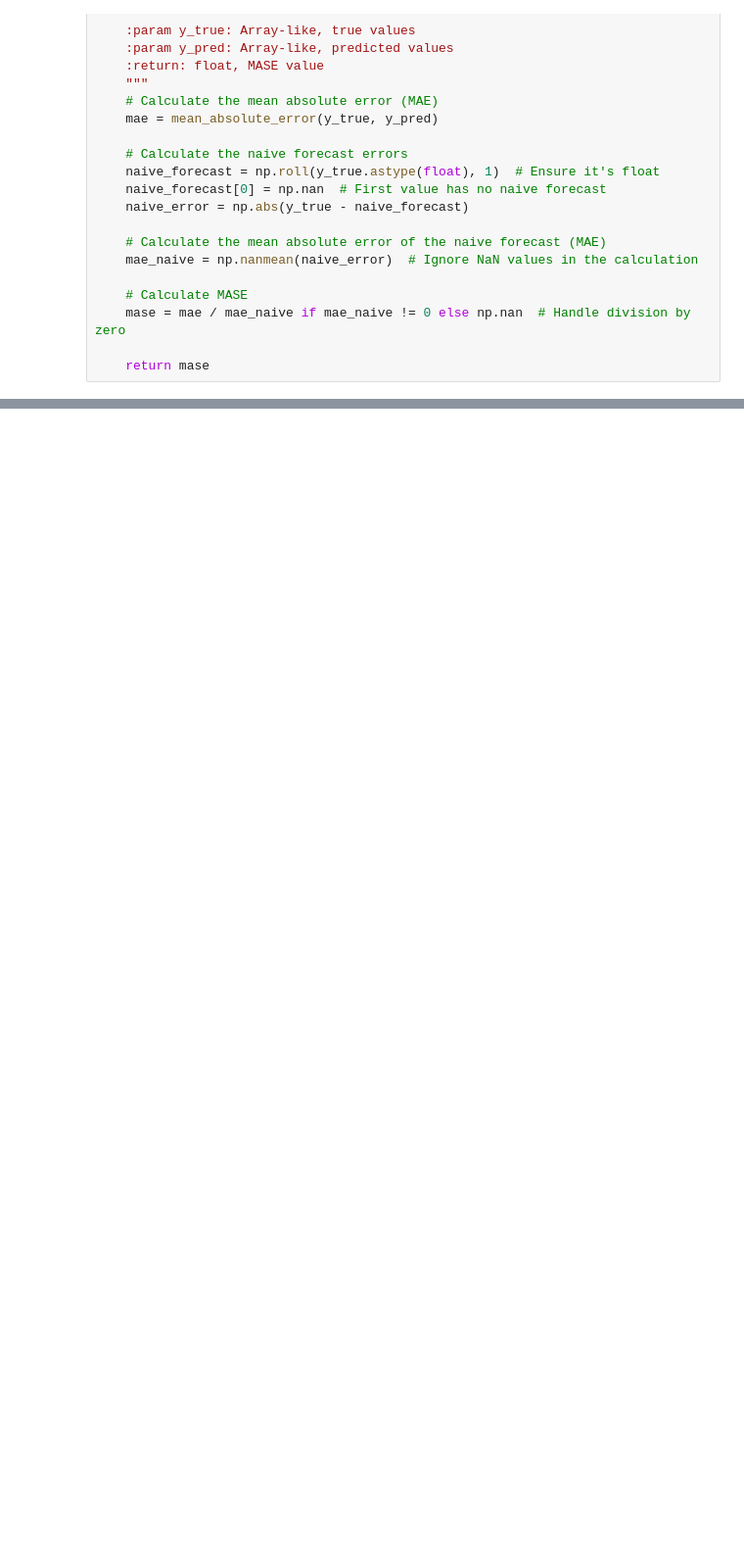
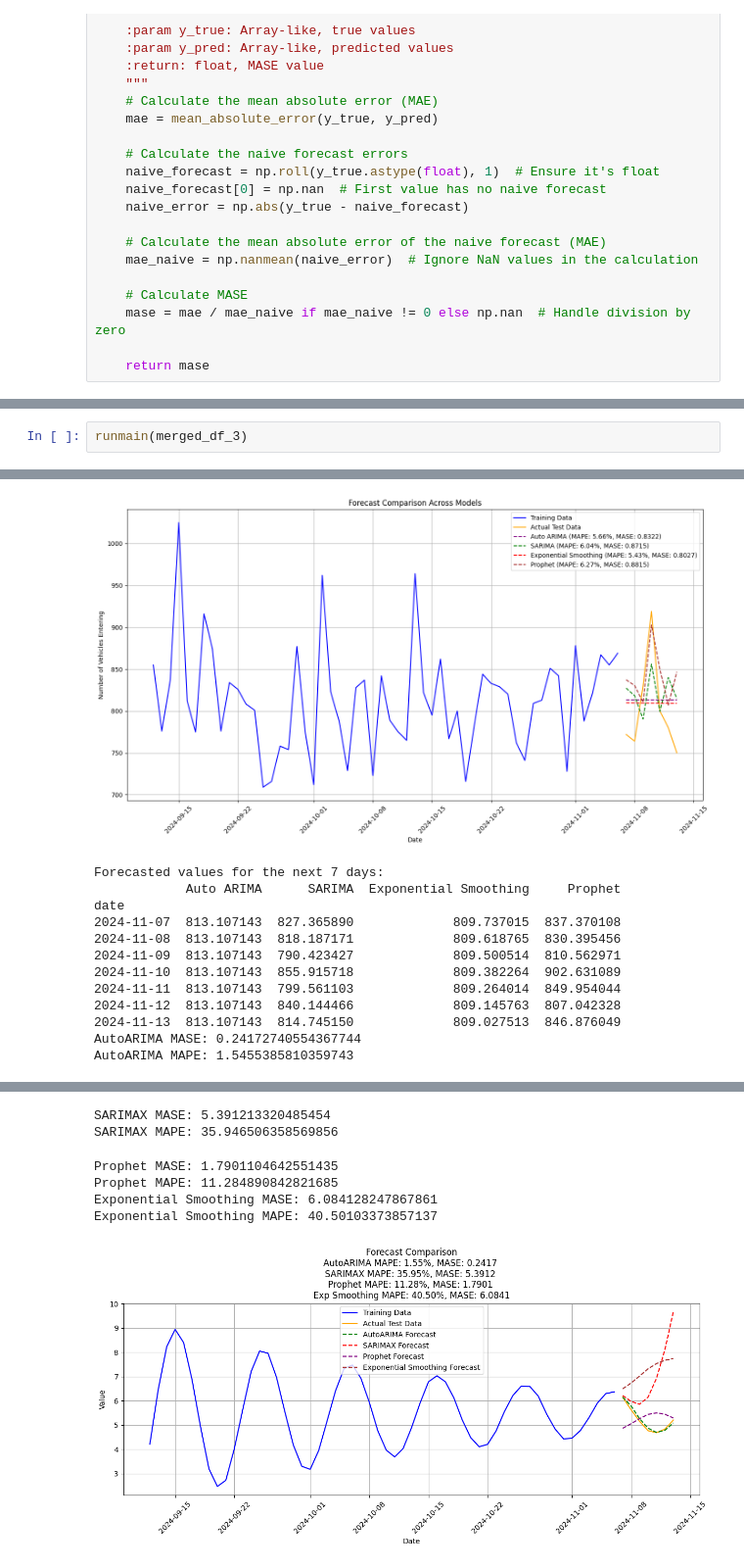
Before and after one commit to aditisingh1053/DAI_assignment, a Jupyter notebook: assignment-4/1_aditi.ipynb, the cells around one changed output, grey strips where cells are left out. Shown at 98% size. Saved outputs shown, nothing was run; the diff lists cells and outputs as text; blank space fills up the shorter version.

```diff
--- a/assignment-4/1_aditi.ipynb
+++ b/assignment-4/1_aditi.ipynb
@@ -545,0 +523,3 @@ plt.show()
+# %%
+runmain(merged_df_3)
+# %% [output]
@@ -545,0 +528,13 @@ plt.show()
+[figure, added]
+Forecasted values for the next 7 days:
+            Auto ARIMA      SARIMA  Exponential Smoothing     Prophet
+date
+2024-11-07  813.107143  827.365890             809.737015  837.370108
+2024-11-08  813.107143  818.187171             809.618765  830.395456
+2024-11-09  813.107143  790.423427             809.500514  810.562971
+2024-11-10  813.107143  855.915718             809.382264  902.631089
+2024-11-11  813.107143  799.561103             809.264014  849.954044
+2024-11-12  813.107143  840.144466             809.145763  807.042328
+2024-11-13  813.107143  814.745150             809.027513  846.876049
+AutoARIMA MASE: 0.24172740554367744
+AutoARIMA MAPE: 1.5455385810359743
@@ -545,0 +543,7 @@ plt.show()
+SARIMAX MASE: 5.391213320485454
+SARIMAX MAPE: 35.946506358569856
+Prophet MASE: 1.7901104642551435
+Prophet MAPE: 11.284890842821685
+Exponential Smoothing MASE: 6.084128247867861
+Exponential Smoothing MAPE: 40.50103373857137
+[figure, added]
```
Also changed, not shown: parts of 35 cells of this notebook, 1 other file.
